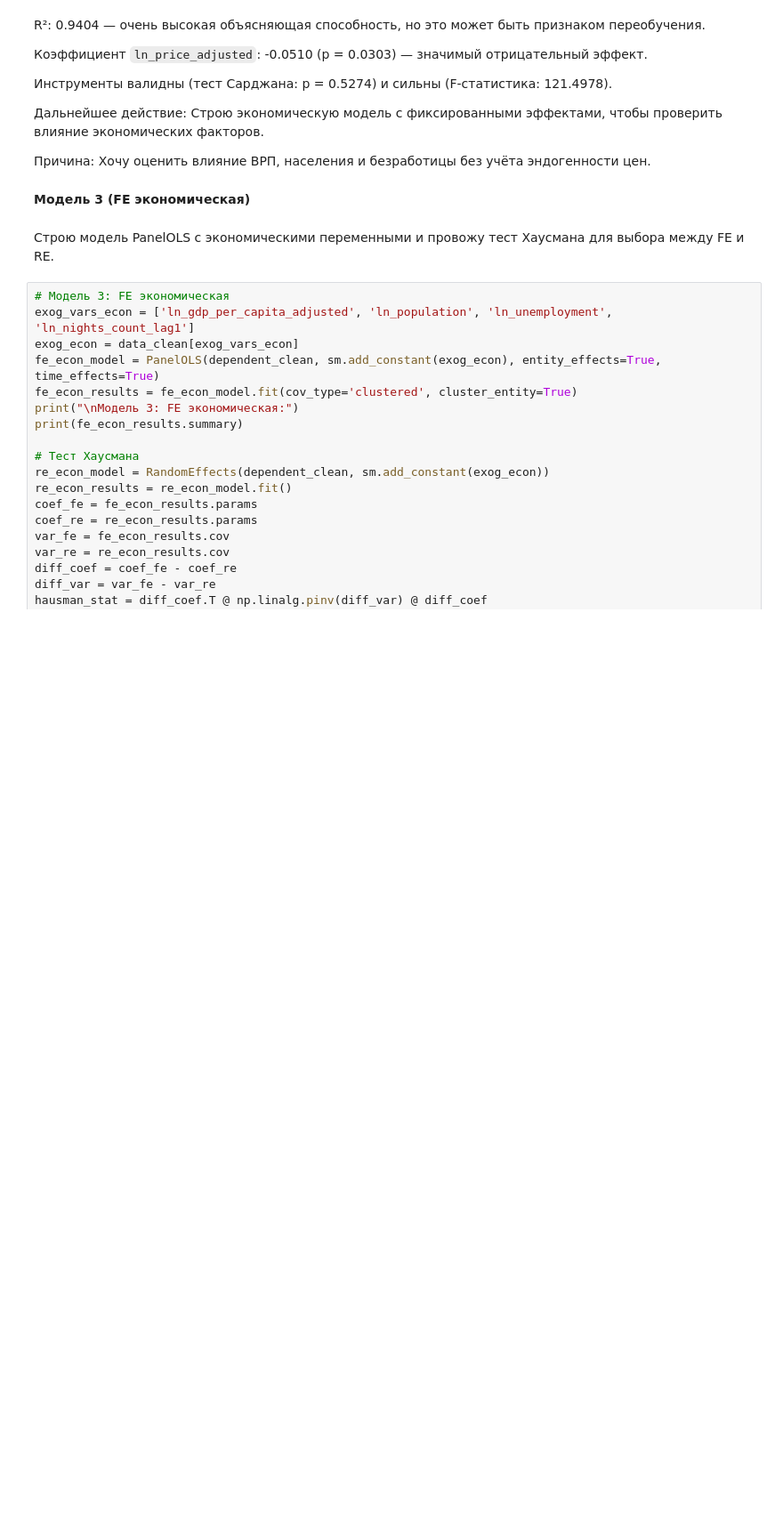
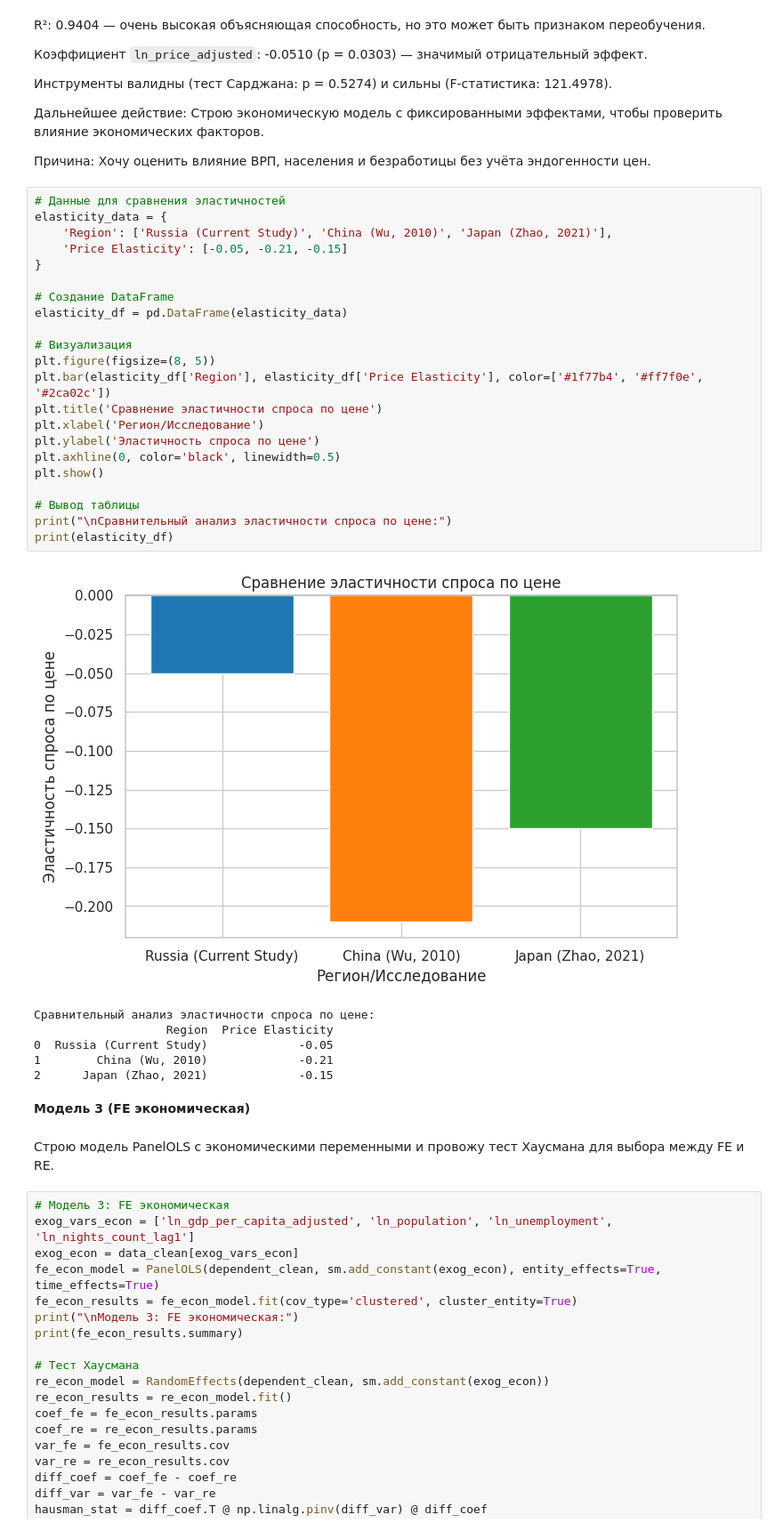
Before and after one commit to JannaBabicheva/Tour-region-econometrics, a Jupyter notebook: Бабичева_Жанна_К___вариант_2.ipynb, the cells around one changed output. Shown at 89% size. Drawn from its saved outputs; the diff is of its cells as text; blank space fills up the shorter version.

```diff
--- a/Бабичева_Жанна_К___вариант_2.ipynb
+++ b/Бабичева_Жанна_К___вариант_2.ipynb
@@ -352,6 +352,35 @@ R²: 0.9404 — очень высокая объясняющая способн
 Дальнейшее действие: Строю экономическую модель с фиксированными эффектами, чтобы проверить влияние экономических факторов.
 
 Причина: Хочу оценить влияние ВРП, населения и безработицы без учёта эндогенности цен.
+# %%
+# Данные для сравнения эластичностей
+elasticity_data = {
+    'Region': ['Russia (Current Study)', 'China (Wu, 2010)', 'Japan (Zhao, 2021)'],
+    'Price Elasticity': [-0.05, -0.21, -0.15]
+}
+
+# Создание DataFrame
+elasticity_df = pd.DataFrame(elasticity_data)
+
+# Визуализация
+plt.figure(figsize=(8, 5))
+plt.bar(elasticity_df['Region'], elasticity_df['Price Elasticity'], color=['#1f77b4', '#ff7f0e', '#2ca02c'])
+plt.title('Сравнение эластичности спроса по цене')
+plt.xlabel('Регион/Исследование')
+plt.ylabel('Эластичность спроса по цене')
+plt.axhline(0, color='black', linewidth=0.5)
+plt.show()
+
+# Вывод таблицы
+print("\nСравнительный анализ эластичности спроса по цене:")
+print(elasticity_df)
+# %% [output]
+[figure, added]
+Сравнительный анализ эластичности спроса по цене:
+                   Region  Price Elasticity
+0  Russia (Current Study)             -0.05
+1        China (Wu, 2010)             -0.21
+2      Japan (Zhao, 2021)             -0.15
 # %% [markdown]
 **Модель 3 (FE экономическая)**
 # %% [markdown]
```
Also changed, not shown: parts of 15 cells of this notebook.
